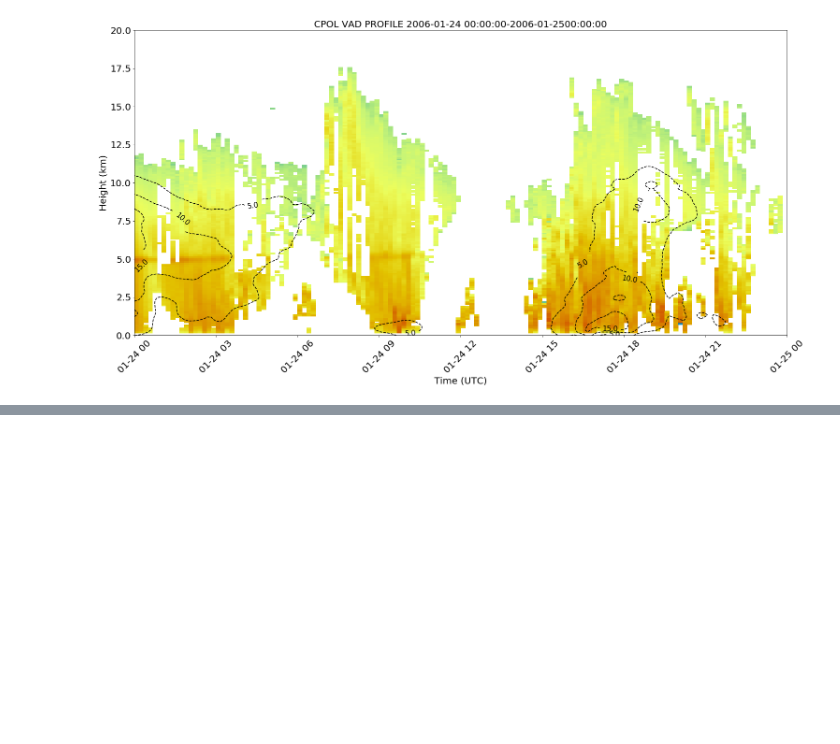
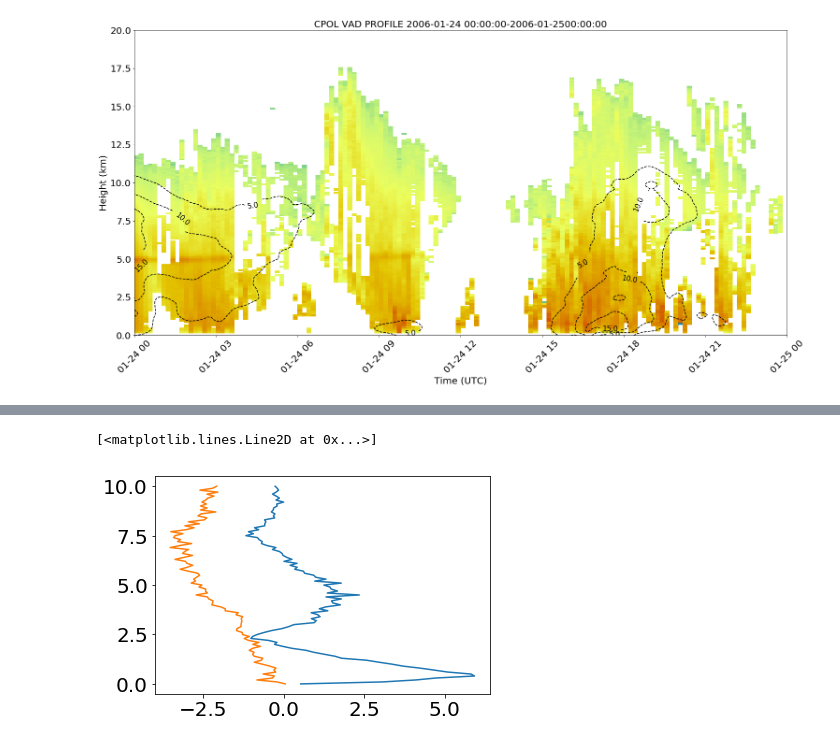
Before and after one commit to jhemedin/qvp, a Jupyter notebook: notebooks/cpol_examples.ipynb, the cells around one changed output, grey strips where cells are left out. Saved outputs shown, nothing was run; the diff lists cells and outputs as text; code cells hidden in the pictures; blank space fills up the shorter version.

```diff
--- a/notebooks/cpol_examples.ipynb
+++ b/notebooks/cpol_examples.ipynb
@@ -457,0 +412,7 @@ new_temp[0].shape
+# %%
+radar_path = '/lcrc/group/earthscience/radar/CPOL_level_1b/PPI/2006/20060124/cfrad.20060124_090000.000_to_20060124_090811.000_CPOL_PPI_level1b.nc'
+vel_field = 'region_dealias_velocity'
+z_want = np.linspace(0,10000,101)
+radar = pyart.io.read(radar_path)
+# %%
+vad = pyart.retrieve.velocity_azimuth_display(radar, vel_field, z_want)
@@ -457,0 +437,6 @@ new_temp[0].shape
+# %%
+plt.plot(vad.u_wind/0.514444, vad.height/1000)
+plt.plot(vad.v_wind/0.514444, vad.height/1000)
+# %% [output]
+[<matplotlib.lines.Line2D at 0x...>]
+[figure, added]
```
Also changed, not shown: parts of 12 cells of this notebook.
